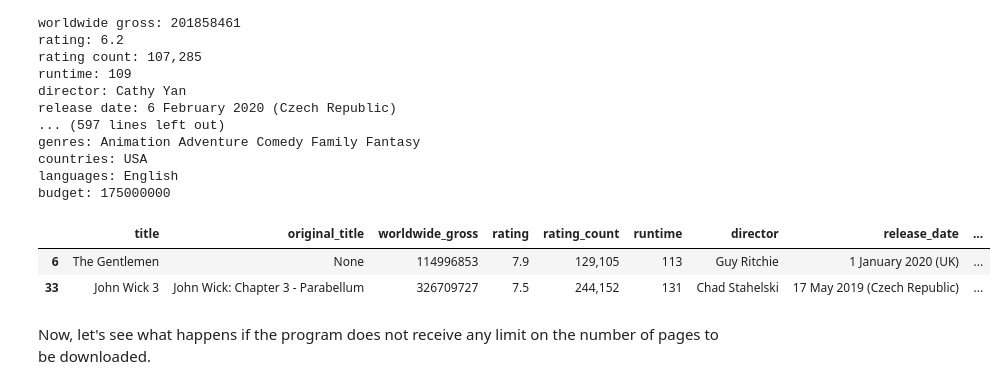
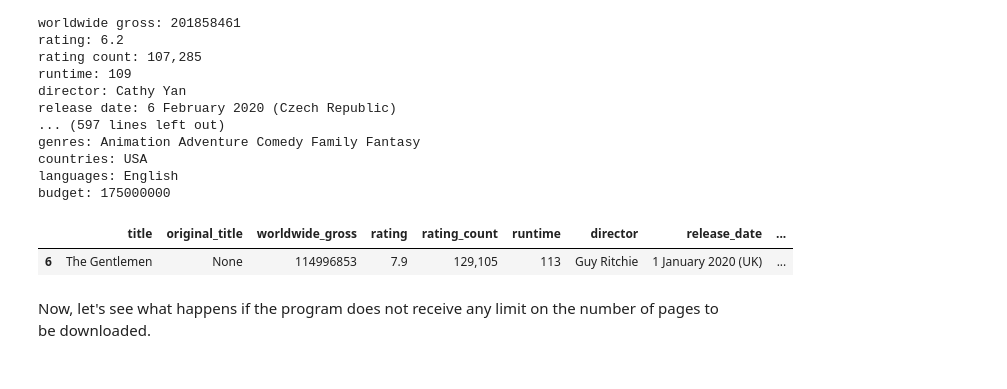
Before and after one commit to zilaeric/dpp-project, a Jupyter notebook: project.ipynb, the cells around one changed output. Drawn from its saved outputs; the diff is of its cells as text; code cells hidden in the pictures.

Commit message:
Fixed .filter_df_string method.

```diff
--- a/project.ipynb
+++ b/project.ipynb
@@ -439,7 +439,7 @@ class MovieDataFrame:
     @return Pandas data frame, filtered
     """
     def filter_df_string(self, column, element):
-        self.df = self.filtered_df.loc[self.entire_df[column] == element,:]
+        self.df = self.df.loc[self.df[column] == element,:]
         return self
 
     """
@@ -518,12 +518,11 @@ budget: 175000000
 # %%
 df_obj = MovieDataFrame(imdb1)
 
-df_obj.filter_genre('Crime').filter_genre('Action').filter_country('USA').filter_language('English').filter_budget(0, 84500000)
+df_obj.filter_genre('Crime').filter_genre('Action').filter_country('USA').filter_language('English').filter_budget(0, 84500000).filter_director('Guy Ritchie')
 df_obj.df
 # %% [output]
 |  | title | original_title | worldwide_gross | rating | rating_count | runtime | director | release_date | ... |
 | 6 | The Gentlemen | None | 114996853 | 7.9 | 129,105 | 113 | Guy Ritchie | 1 January 2020 (UK) | ... |
-| 33 | John Wick 3 | John Wick: Chapter 3 - Parabellum | 326709727 | 7.5 | 244,152 | 131 | Chad Stahelski | 17 May 2019 (Czech Republic) | ... |
 # %% [markdown]
 Now, let's see what happens if the program does not receive any limit on the number of pages to be downloaded.
 # %%
```
